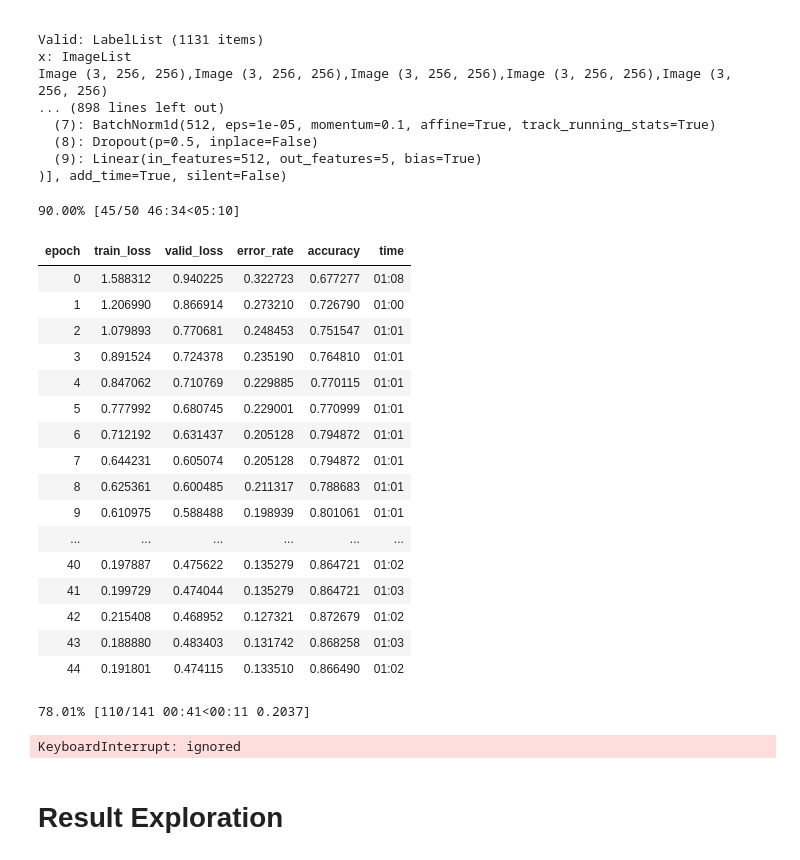
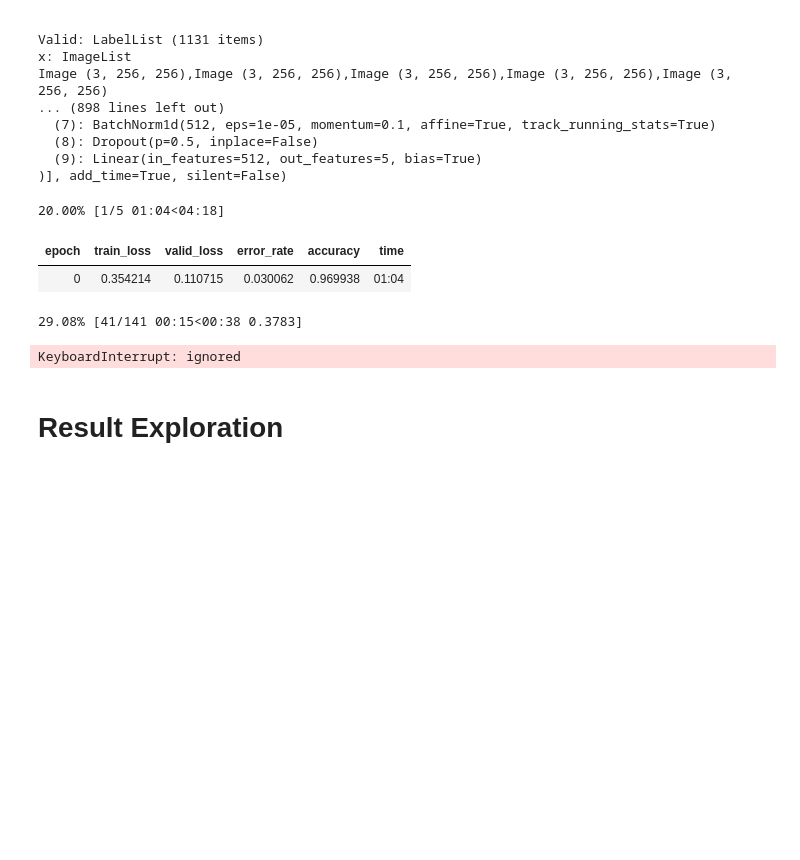
Before and after one commit to IsraelAbebe/cassava_disease_classification, a Jupyter notebook: Israel_exp/FAST_AI.ipynb, the cells around one changed output. Cells and saved outputs as stored; diff of their text form; code cells hidden in the pictures; blank space fills up the shorter version.

```diff
--- a/Israel_exp/FAST_AI.ipynb
+++ b/Israel_exp/FAST_AI.ipynb
@@ -134,27 +160,12 @@ Image (3, 256, 256),Image (3, 256, 256),Image (3, 256, 256),Image (3, 256, 256),
   (9): Linear(in_features=512, out_features=5, bias=True)
 )], add_time=True, silent=False)
 # %%
-learn.fit_one_cycle(50)
+learn.fit_one_cycle(5)
 # %% [output]
-90.00% [45/50 46:34<05:10]
+20.00% [1/5 01:04<04:18]
 | epoch | train_loss | valid_loss | error_rate | accuracy | time |
-| 0 | 1.588312 | 0.940225 | 0.322723 | 0.677277 | 01:08 |
-| 1 | 1.206990 | 0.866914 | 0.273210 | 0.726790 | 01:00 |
-| 2 | 1.079893 | 0.770681 | 0.248453 | 0.751547 | 01:01 |
-| 3 | 0.891524 | 0.724378 | 0.235190 | 0.764810 | 01:01 |
-| 4 | 0.847062 | 0.710769 | 0.229885 | 0.770115 | 01:01 |
-| 5 | 0.777992 | 0.680745 | 0.229001 | 0.770999 | 01:01 |
-| 6 | 0.712192 | 0.631437 | 0.205128 | 0.794872 | 01:01 |
-| 7 | 0.644231 | 0.605074 | 0.205128 | 0.794872 | 01:01 |
-| 8 | 0.625361 | 0.600485 | 0.211317 | 0.788683 | 01:01 |
-| 9 | 0.610975 | 0.588488 | 0.198939 | 0.801061 | 01:01 |
-| ... | ... | ... | ... | ... | ... |
-| 40 | 0.197887 | 0.475622 | 0.135279 | 0.864721 | 01:02 |
-| 41 | 0.199729 | 0.474044 | 0.135279 | 0.864721 | 01:03 |
-| 42 | 0.215408 | 0.468952 | 0.127321 | 0.872679 | 01:02 |
-| 43 | 0.188880 | 0.483403 | 0.131742 | 0.868258 | 01:03 |
-| 44 | 0.191801 | 0.474115 | 0.133510 | 0.866490 | 01:02 |
+| 0 | 0.354214 | 0.110715 | 0.030062 | 0.969938 | 01:04 |
-78.01% [110/141 00:41<00:11 0.2037]
+29.08% [41/141 00:15<00:38 0.3783]
 KeyboardInterrupt: ignored
 # %%
 learn.save('vgg_86.pt')
```
Also changed, not shown: parts of 26 cells of this notebook, 1 other file.
